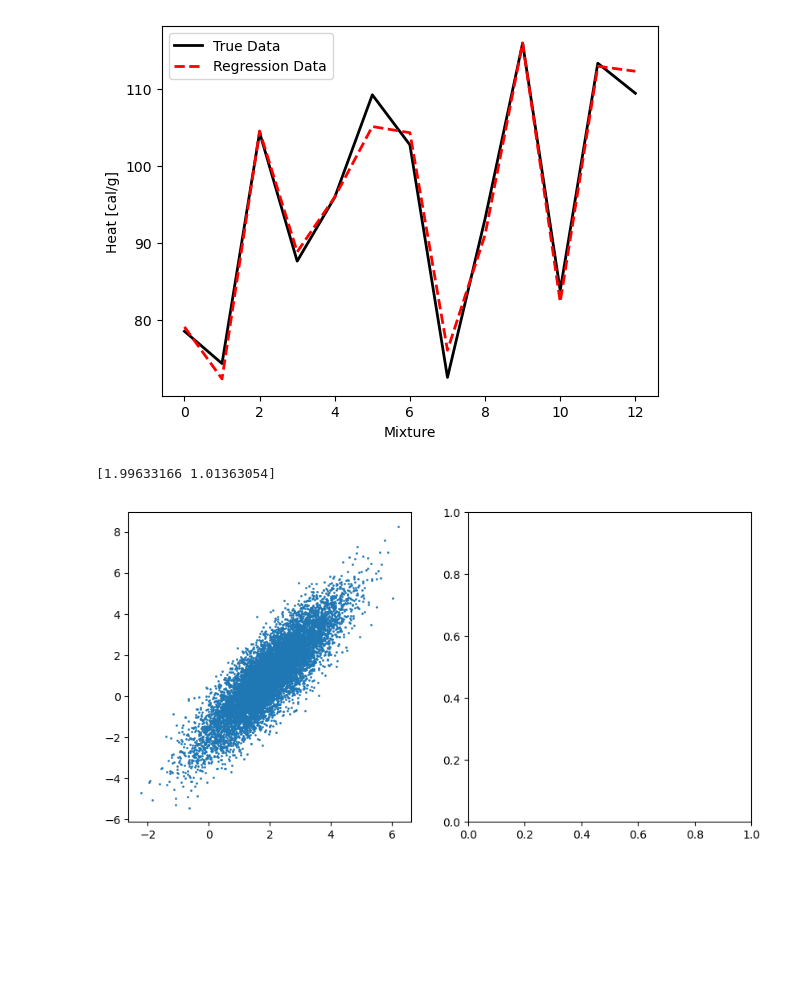
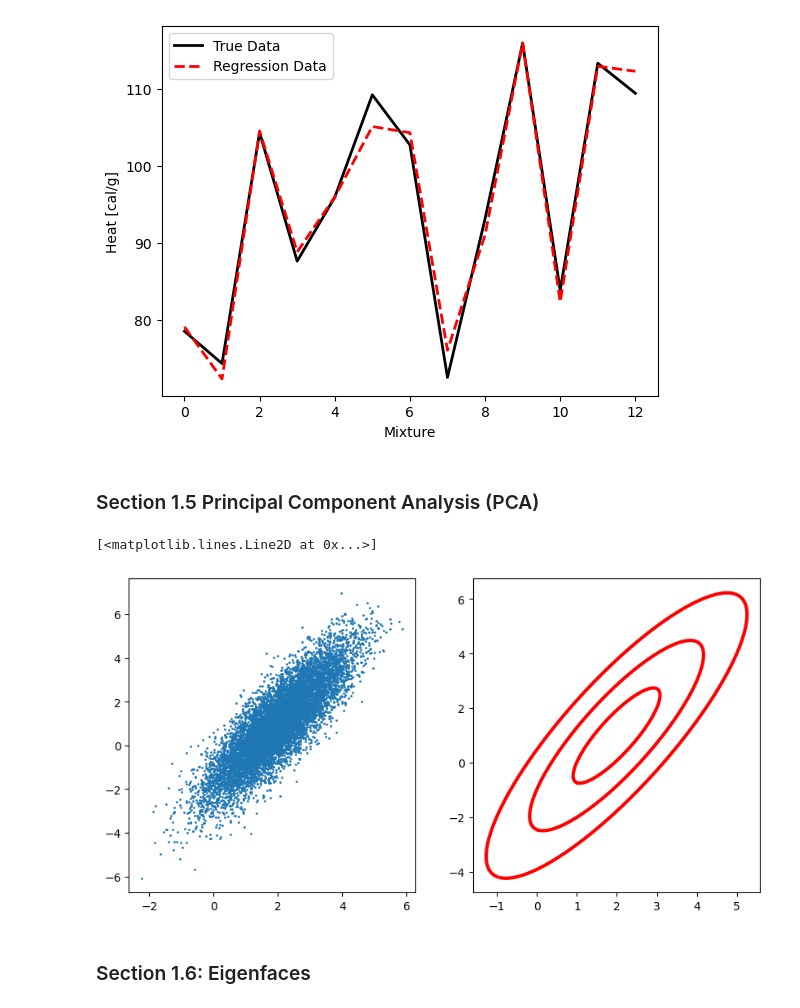
Before and after one commit to sa8692/Machine_Learning_Book_Exercises, a Jupyter notebook: Chapter_1.ipynb, the cells around one changed output. Cells and saved outputs as stored; diff of their text form; code cells hidden in the pictures; blank space fills up the shorter version.

```diff
--- a/Chapter_1.ipynb
+++ b/Chapter_1.ipynb
@@ -169,4 +171,6 @@ plt.legend()
 #Example 2: Determining significance of factors
     #Boston Housing Market
     #See book github, if this doesn't come up in the homework, I will work through it myself
+# %% [markdown]
+### Section 1.5 Principal Component Analysis (PCA)
 # %%
@@ -184,8 +186,22 @@ nPoints = 10000 #Create 10,000 points in the cloud
 # %%
 X = R @ np.diag(sig) @ np.random.randn(2, nPoints) + np.diag(xCenter) @ np.ones((2, nPoints)) #What I think is happening is in the first term you're
 #Creating a cloud that is stretched and compressed according to principal axes and then shifted by the center values due to the addition of the second term
 fig, (ax1, ax2) = plt.subplots(1, 2, figsize=(10, 5))
 ax1.plot(X[0, :], X[1, :], '.', markersize = 2)
+
+#Find principal components (SVD)
+Xavg = np.mean(X, axis = 1) #Compute mean
+B = X - np.tile(Xavg, (nPoints, 1)).T #Mean subtracted data
+
+#Find Principal Components
+U, S, VT = np.linalg.svd(B/np.sqrt(nPoints-1), full_matrices = False) #SVD of mean subtracted data
+theta = 2 * np.pi * np.arange(0, 1, 0.01) #Create a range of angles
+
+Xstd = U @ np.diag(S) @ np.array([np.cos(theta), np.sin(theta)])
+
+ax2.plot(Xavg[0] + Xstd[0,:], Xavg[1] + Xstd[1, :], '-', color = 'red', linewidth = 3)
+ax2.plot(Xavg[0] + 2 * Xstd[0,:], Xavg[1] + 2 * Xstd[1, :], '-', color = 'red', linewidth = 3)
+ax2.plot(Xavg[0] + 3 * Xstd[0,:], Xavg[1] + 3 * Xstd[1, :], '-', color = 'red', linewidth = 3)
 # %% [output]
-[1.99633166 1.01363054]
+[<matplotlib.lines.Line2D at 0x...>]
-[figure, old version]
+[figure, new version]
@@ -204,0 +217,2 @@ theta = 2 * np.pi * np.arange(0, 1, 0.01) #Create a range of angles
+# %% [markdown]
+### Section 1.6: Eigenfaces
```
Also changed, not shown: parts of 15 cells of this notebook.
